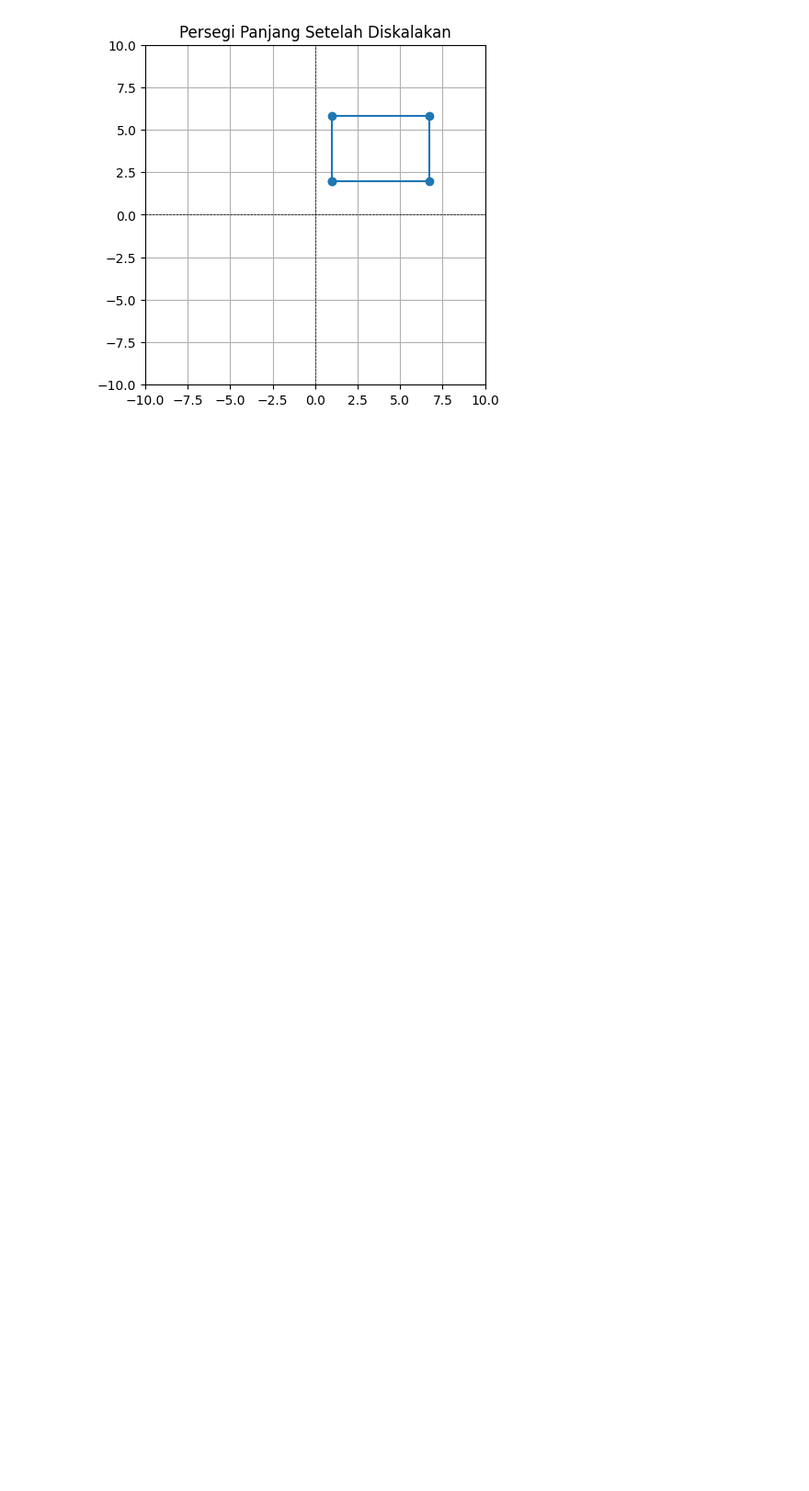
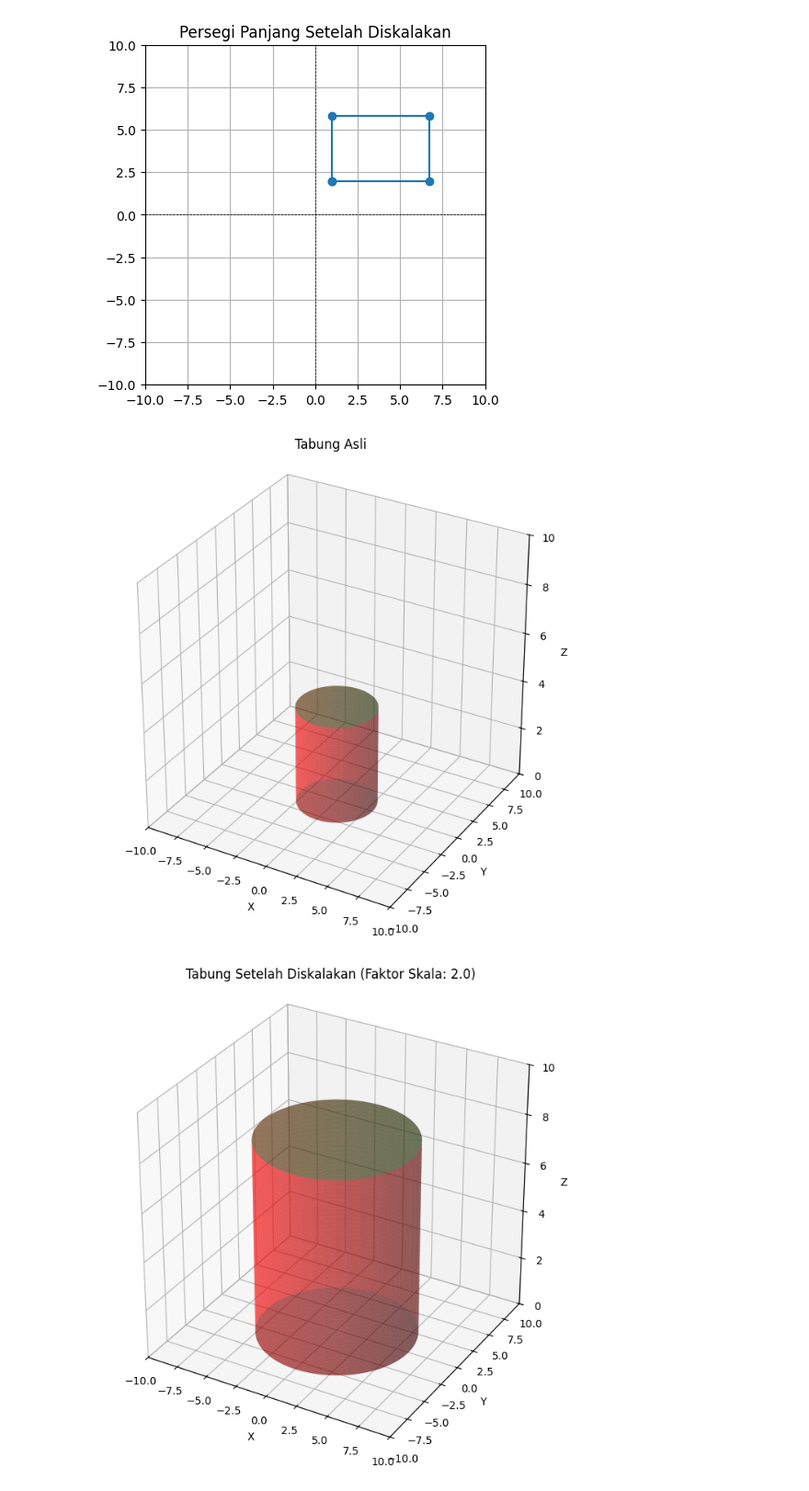
Before and after one commit to Andrian206/Praktikum-Grafika-Komputer, a Jupyter notebook: Modul 6/PraktikumModul6.ipynb, the cells around one changed output. Shown at 92% size. Cells and saved outputs as stored; diff of their text form; code cells hidden in the pictures; blank space fills up the shorter version.

Commit message:
Tugas dan Laporan

```diff
--- a/Modul 6/PraktikumModul6.ipynb
+++ b/Modul 6/PraktikumModul6.ipynb
@@ -179,3 +179,58 @@ drawRectangle((x2, y2), scaledWidth, scaledHeight, "Persegi Panjang Setelah Disk
 [figure]
 [figure]
 [figure]
+# %%
+# Tugas
+
+import matplotlib.pyplot as plt
+import numpy as np
+
+def drawCylinder(baseCenter, radius, height, title):
+    fig = plt.figure(figsize=(8, 8))
+    ax = fig.add_subplot(111, projection='3d')
+
+    theta = np.linspace(0, 2 * np.pi, 90)
+    z = np.linspace(0, height, 45)
+
+    Theta, Z = np.meshgrid(theta, z)
+    X = baseCenter[0] + radius * np.cos(Theta)
+    Y = baseCenter[1] + radius * np.sin(Theta)
+    Z = baseCenter[2] + Z
+
+    ax.plot_surface(X, Y, Z, alpha=0.4, color="red", edgecolor='none')
+
+    theta_cap = np.linspace(0, 2 * np.pi, 90)
+    r_cap = np.linspace(0, radius, 45)
+    Theta_cap, R_cap = np.meshgrid(theta_cap, r_cap)
+    X_base = baseCenter[0] + R_cap * np.cos(Theta_cap)
+    Y_base = baseCenter[1] + R_cap * np.sin(Theta_cap)
+    Z_base = np.full_like(X_base, baseCenter[2])
+    ax.plot_surface(X_base, Y_base, Z_base, alpha=0.4, color="black", edgecolor='none')
+
+    Z_top = np.full_like(X_base, baseCenter[2] + height)
+    ax.plot_surface(X_base, Y_base, Z_top, alpha=0.4, color="green", edgecolor='none')
+
+    ax.set_title(title)
+    ax.set_xlabel('X')
+    ax.set_ylabel('Y')
+    ax.set_zlabel('Z')
+    ax.set_xlim(-10, 10)
+    ax.set_ylim(-10, 10)
+    ax.set_zlim(0, 10)
+    ax.set_box_aspect([1,1,1])
+    plt.show()
+
+def scaleCylinder(radius, height, scaleFactor):
+    return radius * scaleFactor, height * scaleFactor
+
+x1, y1, z1 = map(float, input("Titik Dasar Tabung (x1, y1, z1): ").split(','))
+radius = float(input("Radius Tabung: "))
+height = float(input("Tinggi Tabung: "))
+scaleFactor = float(input("Faktor skala: "))
+
+drawCylinder((x1, y1, z1), radius, height, "Tabung Asli")
+scaledRadius, scaledHeight = scaleCylinder(radius, height, scaleFactor)
+drawCylinder((x1, y1, z1), scaledRadius, scaledHeight, "Tabung Setelah Diskalakan (Faktor Skala: {})".format(scaleFactor))
+# %% [output]
+[figure, added]
+[figure, added]
```
Also changed, not shown: parts of 1 cell of this notebook, 1 other file.
